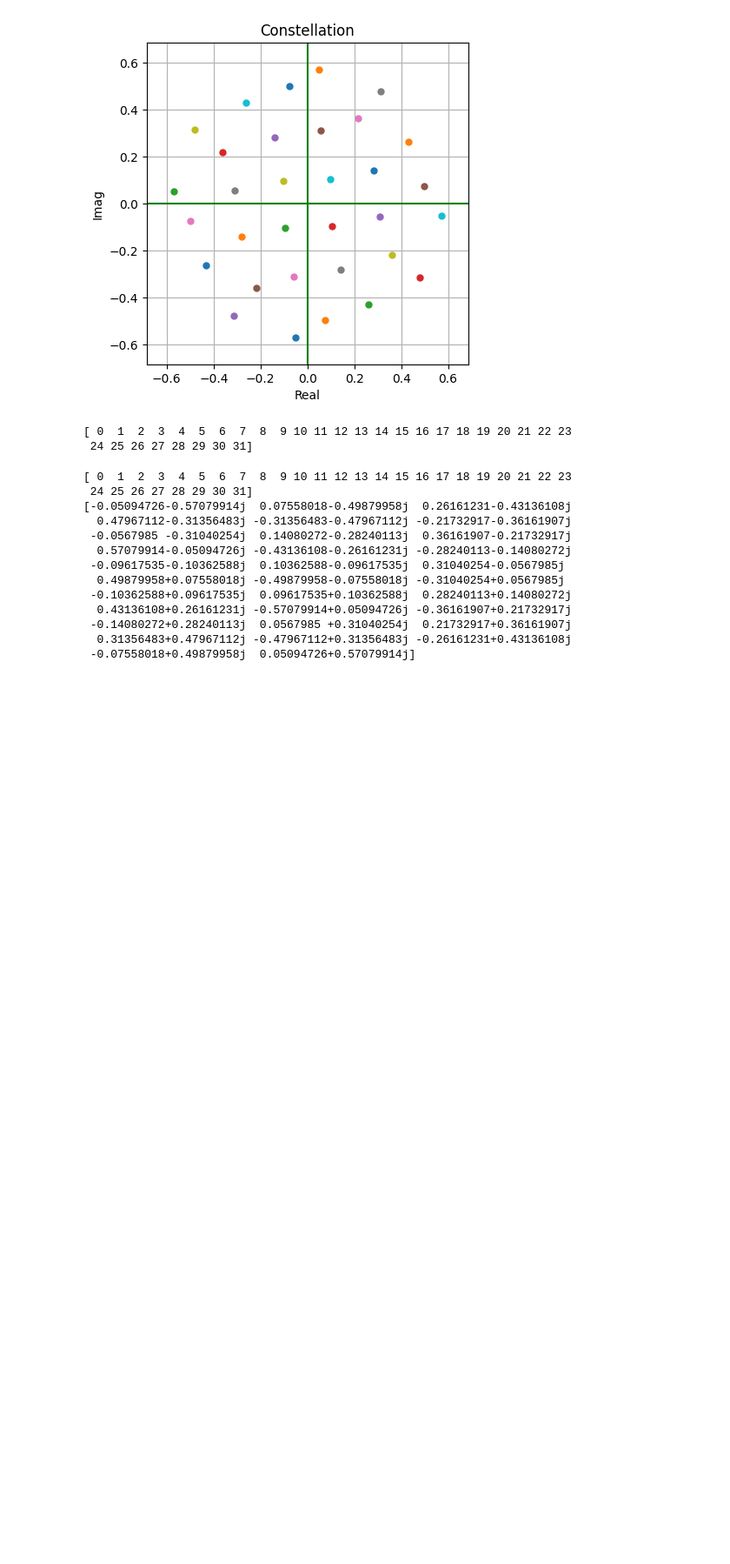
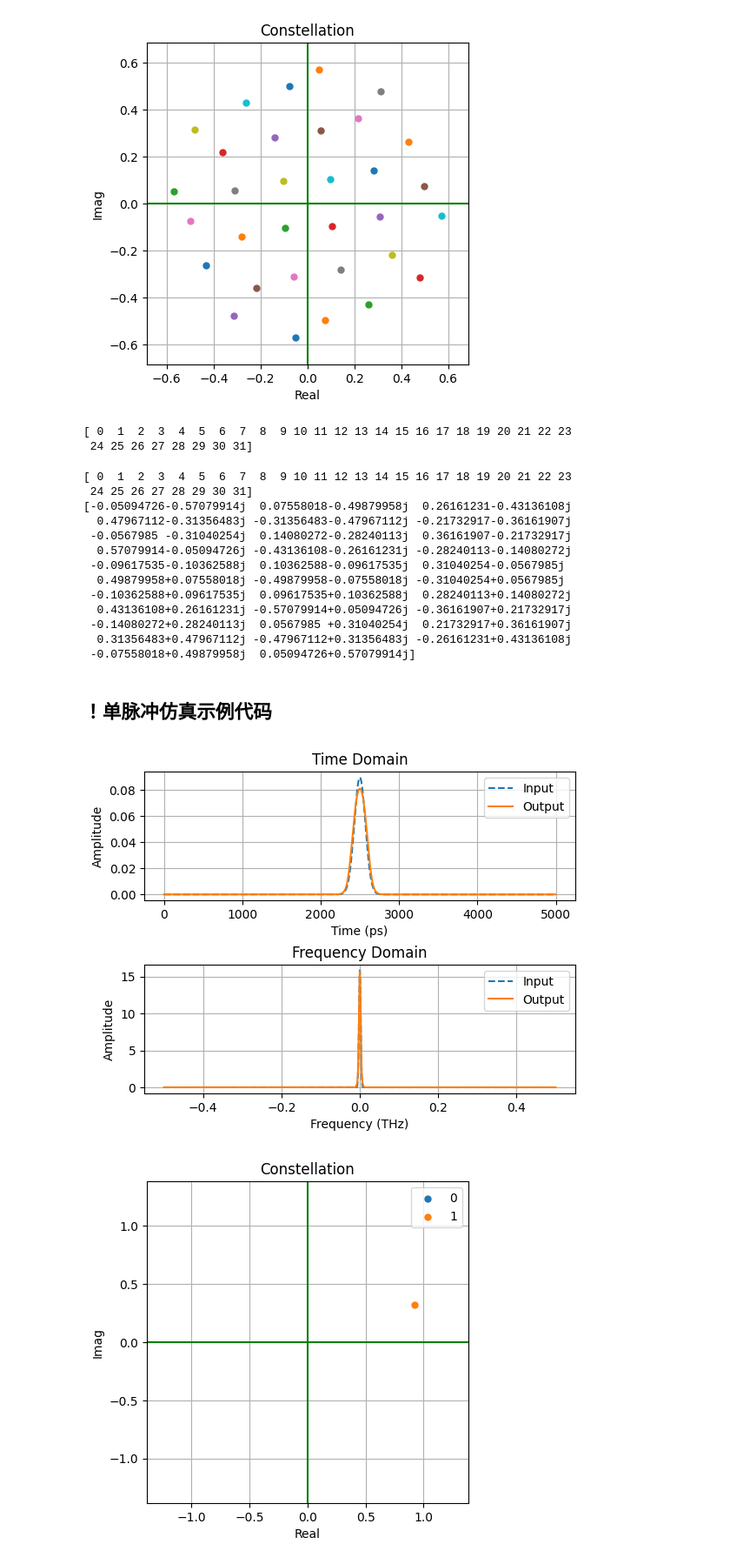
Before and after one commit to Xhlorine/SSFM-Optical-Fiber-Solver, a Jupyter notebook: workspace.ipynb, the cells around one changed output. Shown at 87% size. Cells and saved outputs as stored; diff of their text form; code cells hidden in the pictures; blank space fills up the shorter version.

Commit message:
add detailed single-pulse simulation tutorial in workspace.ipynb in Chinese

```diff
--- a/workspace.ipynb
+++ b/workspace.ipynb
@@ -184,3 +184,53 @@ print(dem.samples)
  -0.14080272+0.28240113j  0.0567985 +0.31040254j  0.21732917+0.36161907j
   0.31356483+0.47967112j -0.47967112+0.31356483j -0.26161231+0.43136108j
  -0.07558018+0.49879958j  0.05094726+0.57079914j]
+# %% [markdown]
+## ！单脉冲仿真示例代码
+# %%
+# 单脉冲仿真示例
+from WaveGenerator import BasicWaveGenerator
+from SSFMSolver import SSFMSolver
+import numpy as np
+
+# 说明：
+# 1. 大部分成员函数都会返回类本身，因此可以链式调用，无脑加点自动补全即可
+# 2. 大多数参数设置了默认值，部分选项性质的参数提供了合法值的列表，详询声明或代码提示
+# 3. 部分函数会检测之前的步骤是否完成（例如解调后才能绘制星座图），但最好不要依赖于这种机制
+
+# 生成单脉冲信号
+generator = BasicWaveGenerator(bps=1e9, fs=1e12, basicWave='Gaussian', alpha=np.pi*1e-10)\
+            .setBits(1)\
+            .addZero(2)\
+            .modulation(maxEnergy=1)
+    # 对高斯脉冲，alpha=pi*T0，其中T0为脉冲半宽；每个符号对应的信号有fs/bps个采样点，fs会影响频域的精度混叠
+    # 注意生成器的单位均为SI单位。
+    # 传输的数据为1，在默认调制方式（OOK）下即为单脉冲
+    # 为了避免时域的边缘效应，假设单脉冲前后各有若干个零能量符号，等效于拓宽了时域采样窗口
+    # 调制方式可以指定，默认为OOK，调整能量可以改变maxEnergy参数。能量表现为星座图距离的平方。
+wave, t, w = generator.generate(freqType='omega')
+    # 生成信号，返回波形、时间轴、频率轴。freqType指定了返回的频率格式。
+    # 如果要控制脉冲峰值，请用wave *= pulse / np.max(np.abs(wave))，其中pulse为期望的脉冲的峰值。
+
+# 数值计算传输
+solver = SSFMSolver(alphaDB=0.2, beta=[12, 0], gamma=2, L=160, dz=0.5, title='Single Pulse')\
+          .setInput(wave, t, w)
+    # 设置仿真参数，二阶及更高阶的色散以数组的形式给出
+    # 注意光纤参数默认单位为ps，km等，而非SI单位；t、w的单位转换自动进行，无需关心。
+output = solver.propagate()
+    # 仿真计算，返回补偿损耗后的输出信号。
+    # 注意只有该函数的返回值会补偿损耗，直接获取solver.output时无补偿。
+    # 若仿真参数不合适，控制台会有文本提示，请注意检查。
+solver.plot()
+    # 绘制输入、输出信号及其频谱。
+
+# 解调并绘制星座图
+demodulator = generator.demodulator().setSignal(output).demodulate()
+    # 最简单的解调器获得方式。当然也可以自己声明，例如：
+    # demodulator = Demodulator(bps=1e9, fs=1e12, filter=generator.filter, padding=2)\
+    #               .setCorrectBits(generator.raw, generator.method[0])
+    # 设置解调器的输入信号，并进行解调。
+demodulator.plotConstellation()
+    # 绘制星座图。
+# %% [output]
+[figure, added]
+[figure, added]
```
Also changed, not shown: parts of 2 cells of this notebook, 3 other files.
